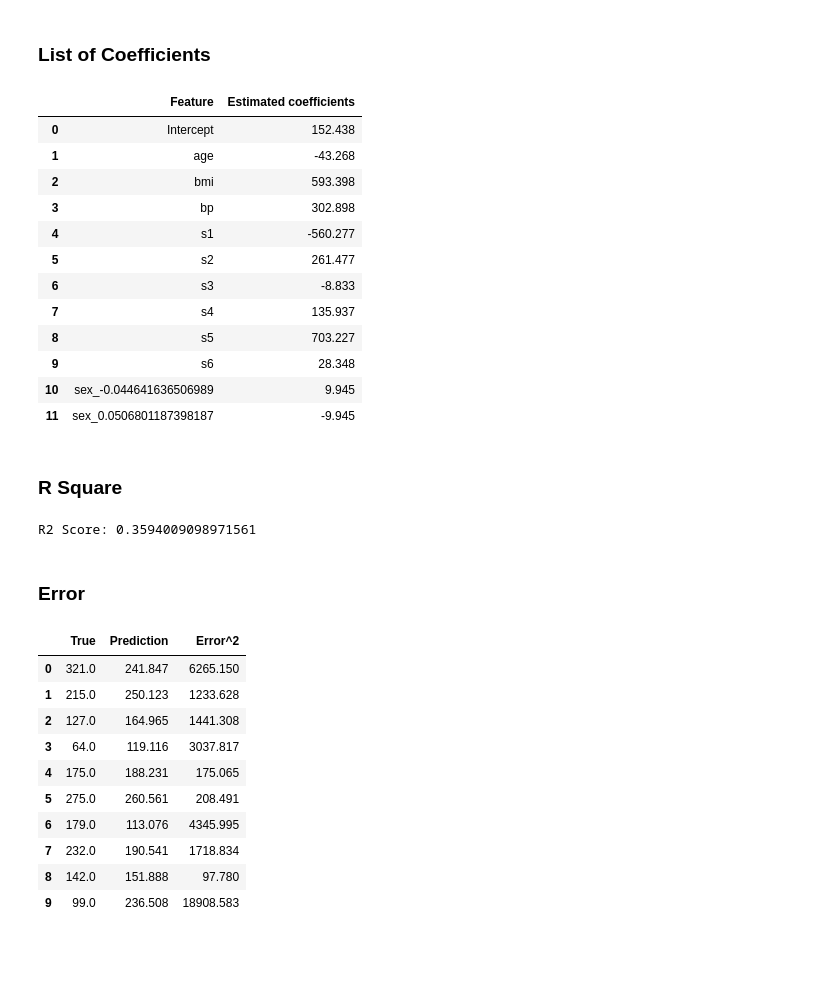
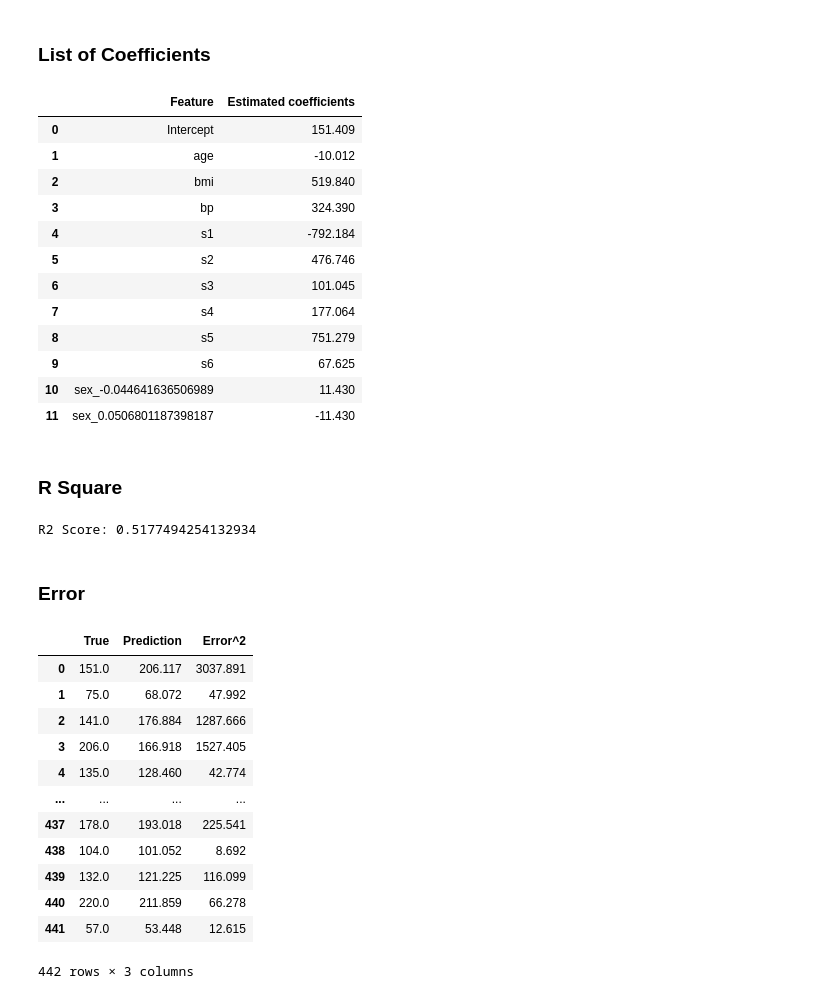
Before and after one commit to modul60stis/dmkm, a Jupyter notebook: python/linear regression/Linear_Regression.ipynb, the cells around one changed output. Saved outputs shown, nothing was run; the diff lists cells and outputs as text; code cells hidden in the pictures; blank space fills up the shorter version.

```diff
--- a/python/linear regression/Linear_Regression.ipynb
+++ b/python/linear regression/Linear_Regression.ipynb
@@ -86,7 +77,7 @@ Jumlah Training Data :  3641  | Jumlah Test Data :  331
 ### Make Model
 # %%
 model = LinearRegression()
-model.fit(X_train, y_train)
+model.fit(X, y)
 model.get_params()
 # %% [output]
 {'copy_X': True, 'fit_intercept': True, 'n_jobs': None, 'normalize': False}
@@ -99,40 +90,42 @@ for label, coef in zip(X.columns, np.round(model.coef_, 3)):
 pd.DataFrame(lst, columns=['Feature', 'Estimated coefficients'])
 # %% [output]
 |  | Feature | Estimated coefficients |
-| 0 | Intercept | 152.438 |
-| 1 | age | -43.268 |
-| 2 | bmi | 593.398 |
-| 3 | bp | 302.898 |
-| 4 | s1 | -560.277 |
-| 5 | s2 | 261.477 |
-| 6 | s3 | -8.833 |
-| 7 | s4 | 135.937 |
-| 8 | s5 | 703.227 |
-| 9 | s6 | 28.348 |
-| 10 | sex_-0.044641636506989 | 9.945 |
-| 11 | sex_0.0506801187398187 | -9.945 |
+| 0 | Intercept | 151.409 |
+| 1 | age | -10.012 |
+| 2 | bmi | 519.840 |
+| 3 | bp | 324.390 |
+| 4 | s1 | -792.184 |
+| 5 | s2 | 476.746 |
+| 6 | s3 | 101.045 |
+| 7 | s4 | 177.064 |
+| 8 | s5 | 751.279 |
+| 9 | s6 | 67.625 |
+| 10 | sex_-0.044641636506989 | 11.430 |
+| 11 | sex_0.0506801187398187 | -11.430 |
 # %% [markdown]
 ### R Square
 # %%
-y_pred = model.predict(X_test)
-print('R2 Score: {}'.format(r2_score(y_test, y_pred)))
+y_pred = model.predict(X)
+print('R2 Score: {}'.format(r2_score(y, y_pred)))
 # %% [output]
-R2 Score: 0.3594009098971561
+R2 Score: 0.5177494254132934
 # %% [markdown]
 ### Error
 # %%
-pd.DataFrame({'True' : y_test,
+pd.DataFrame({'True' : y,
               'Prediction': np.round(y_pred, 3),
-              'Error^2' : np.round(np.square(y_pred - y_test), 3)}).reset_index(drop=True).head(10)
+              'Error^2' : np.round(np.square(y_pred - y), 3)}).reset_index(drop=True)
 # %% [output]
 |  | True | Prediction | Error^2 |
-| 0 | 321.0 | 241.847 | 6265.150 |
-| 1 | 215.0 | 250.123 | 1233.628 |
-| 2 | 127.0 | 164.965 | 1441.308 |
-| 3 | 64.0 | 119.116 | 3037.817 |
-| 4 | 175.0 | 188.231 | 175.065 |
-| 5 | 275.0 | 260.561 | 208.491 |
-| 6 | 179.0 | 113.076 | 4345.995 |
-| 7 | 232.0 | 190.541 | 1718.834 |
-| 8 | 142.0 | 151.888 | 97.780 |
-| 9 | 99.0 | 236.508 | 18908.583 |
+| 0 | 151.0 | 206.117 | 3037.891 |
+| 1 | 75.0 | 68.072 | 47.992 |
+| 2 | 141.0 | 176.884 | 1287.666 |
+| 3 | 206.0 | 166.918 | 1527.405 |
+| 4 | 135.0 | 128.460 | 42.774 |
+| ... | ... | ... | ... |
+| 437 | 178.0 | 193.018 | 225.541 |
+| 438 | 104.0 | 101.052 | 8.692 |
+| 439 | 132.0 | 121.225 | 116.099 |
+| 440 | 220.0 | 211.859 | 66.278 |
+| 441 | 57.0 | 53.448 | 12.615 |
+442 rows × 3 columns
```
Also changed, not shown: parts of 4 cells of this notebook, 5 other files.
